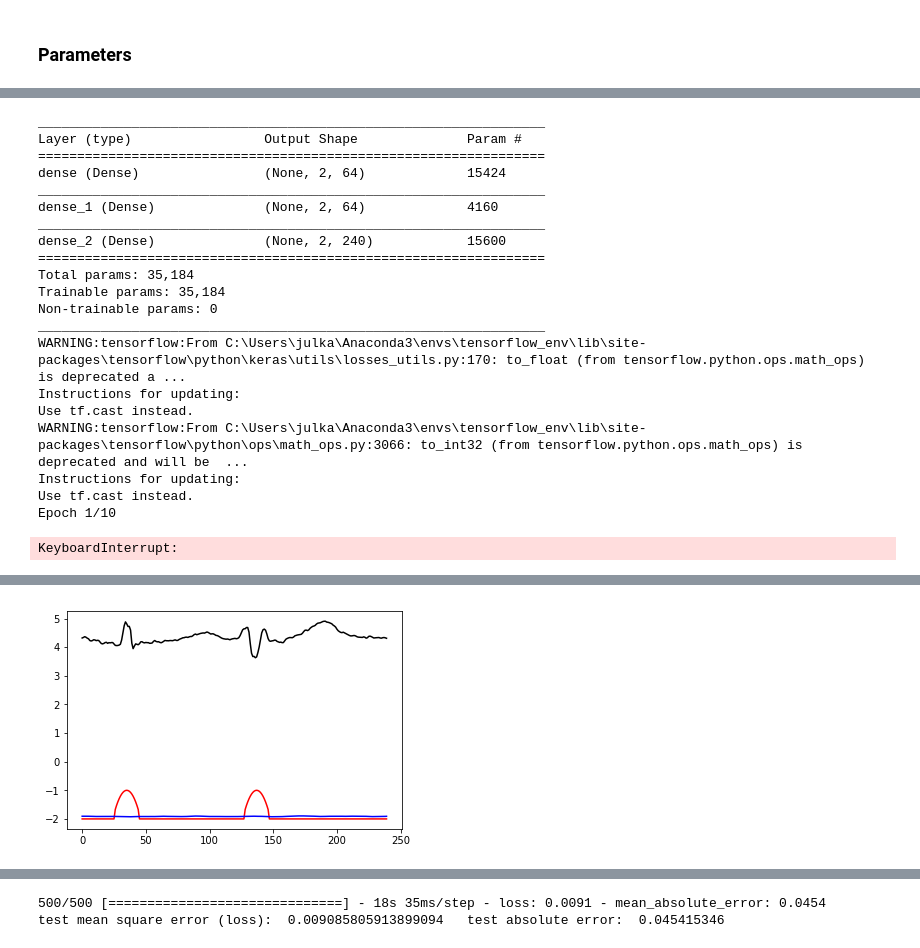
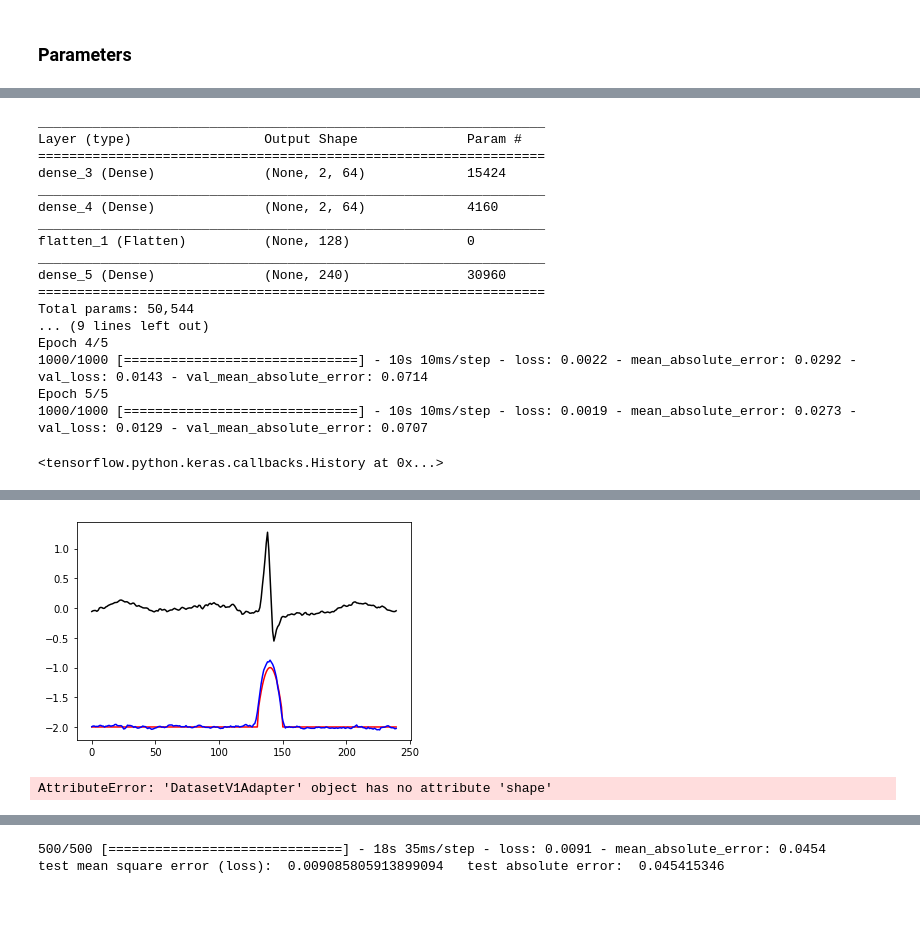
Before and after one commit to jells123/QRS-Detection, a Jupyter notebook: QRS-detectors.ipynb, the cells around one changed output, grey strips where cells are left out. Saved outputs shown, nothing was run; the diff lists cells and outputs as text; code cells hidden in the pictures; blank space fills up the shorter version.

Commit message:
Add loading test set

```diff
--- a/QRS-detectors.ipynb
+++ b/QRS-detectors.ipynb
@@ -108,15 +30,13 @@ def selectFromSignal(signal, seqL, ninputs, numChan=2):
     return inputs, target
 
 def selectFromSignals(signals, seqL, ninputs, numChan=3):
-    """
-    seqL:  number of timesteps to be used in recurrent nn
-    ninput : is number of inputs in each timestep
-    """
     file_idx = np.random.randint(0, signals.shape[0])
 #     signal = signals[file_idx, :, :]
 
     segmentL  = seqL * ninputs
     inpOutSegment = tf.random_crop(signals[file_idx, :, :], [numChan, segmentL])
+#   inpOutSegment = tf.random_crop(signals[file_idx, :, 100:], [numChan, segmentL])
+
     inputs = inpOutSegment[0:2, :]
     target = inpOutSegment[2, :]
     return inputs, target
@@ -279,9 +261,12 @@ trainData = all_data
 # %%
+trainData = all_data
+testData = test_data
+
 # train validation split
 valData = trainData[:, :, :int(trainData.shape[2]*val_perc)]
 trainData = trainData[:, :, int(trainData.shape[2]*val_perc):]
 
-print(trainData.shape, valData.shape)
+print(trainData.shape, valData.shape, testData.shape)
 
 # training data
 trainData = tf.data.Dataset.from_tensors(trainData)
@@ -294,4 +279,10 @@ valData = tf.data.Dataset.from_tensors(valData)
 valData = valData.map(lambda x:  selectFromSignals(x, seqL, ninputs))
 valData = valData.repeat()  # Repeat the input indefinitely.
 valData = valData.batch(batchSize)
+
+# test data
+testData = tf.data.Dataset.from_tensors(testData)
+testData = testData.map(lambda x:  selectFromSignals(x, seqL, ninputs))
+testData = testData.repeat()  # Repeat the input indefinitely.
+testData = testData.batch(batchSize)
 # %% [output]
@@ -323,33 +314,31 @@ from tensorflow.python.keras import layers
 ffwdModel = tf.keras.Sequential()
 ffwdModel.add(layers.Dense(64, activation='relu', input_shape=(2,seqL*ninputs)))
 ffwdModel.add(layers.Dense(64, activation='relu'))
+ffwdModel.add(layers.Flatten())
 ffwdModel.add(layers.Dense(seqL * ninputs))
 ffwdModel.summary()
 
 ffwdModel.compile(optimizer=tf.train.RMSPropOptimizer(0.001), loss='MSE',metrics=['mae'])
-ffwdModel.fit(trainData, epochs=10, steps_per_epoch=1000, validation_data=valData, validation_steps=100)
+ffwdModel.fit(trainData, epochs=5, steps_per_epoch=1000, validation_data=valData, validation_steps=100)
 # %% [output]
 _________________________________________________________________
 Layer (type)                 Output Shape              Param #
 =================================================================
-dense (Dense)                (None, 2, 64)             15424
+dense_3 (Dense)              (None, 2, 64)             15424
 _________________________________________________________________
-dense_1 (Dense)              (None, 2, 64)             4160
+dense_4 (Dense)              (None, 2, 64)             4160
 _________________________________________________________________
-dense_2 (Dense)              (None, 2, 240)            15600
+flatten_1 (Flatten)          (None, 128)               0
+_________________________________________________________________
+dense_5 (Dense)              (None, 240)               30960
 =================================================================
-Total params: 35,184
-Trainable params: 35,184
-Non-trainable params: 0
-_________________________________________________________________
-WARNING:tensorflow:From C:\Users\julka\Anaconda3\envs\tensorflow_env\lib\site-packages\tensorflow\python\keras\utils\losses_utils.py:170: to_float (from tensorflow.python.ops.math_ops) is deprecated a ...
-Instructions for updating:
-Use tf.cast instead.
-WARNING:tensorflow:From C:\Users\julka\Anaconda3\envs\tensorflow_env\lib\site-packages\tensorflow\python\ops\math_ops.py:3066: to_int32 (from tensorflow.python.ops.math_ops) is deprecated and will be  ...
-Instructions for updating:
-Use tf.cast instead.
-Epoch 1/10
+Total params: 50,544
+... (9 lines left out)
+Epoch 4/5
+1000/1000 [==============================] - 10s 10ms/step - loss: 0.0022 - mean_absolute_error: 0.0292 - val_loss: 0.0143 - val_mean_absolute_error: 0.0714
+Epoch 5/5
+1000/1000 [==============================] - 10s 10ms/step - loss: 0.0019 - mean_absolute_error: 0.0273 - val_loss: 0.0129 - val_mean_absolute_error: 0.0707
-KeyboardInterrupt:
+<tensorflow.python.keras.callbacks.History at 0x...>
 # %%
 out = ffwdModel.evaluate(testData, steps=500)
 print('test mean square error (loss): ', out[0], '  test absolute error: ', out[1])
@@ -360,6 +349,6 @@ with tf.Session() as sess:
     inp, targ = sess.run(next_element)
 output = ffwdModel.predict(inp)
 t = range(seqL*ninputs)
-plt.plot(t,inp[0,:],'k',t,targ[0]-2,'r',t,output[0]-2,'b')
+plt.plot(t,inp[0,0,:],'k',t,targ[0]-2,'r',t,output[0]-2,'b')
 plt.show()
 # %% [output]
@@ -368 +357,5 @@ test mean square error (loss):  0.0608103978857398   test absolute error:  0.150
-[figure, old version]
+[figure, new version]
+# %%
+trainData.shape
+# %% [output]
+AttributeError: 'DatasetV1Adapter' object has no attribute 'shape'
```
Also changed, not shown: parts of 14 cells of this notebook.
